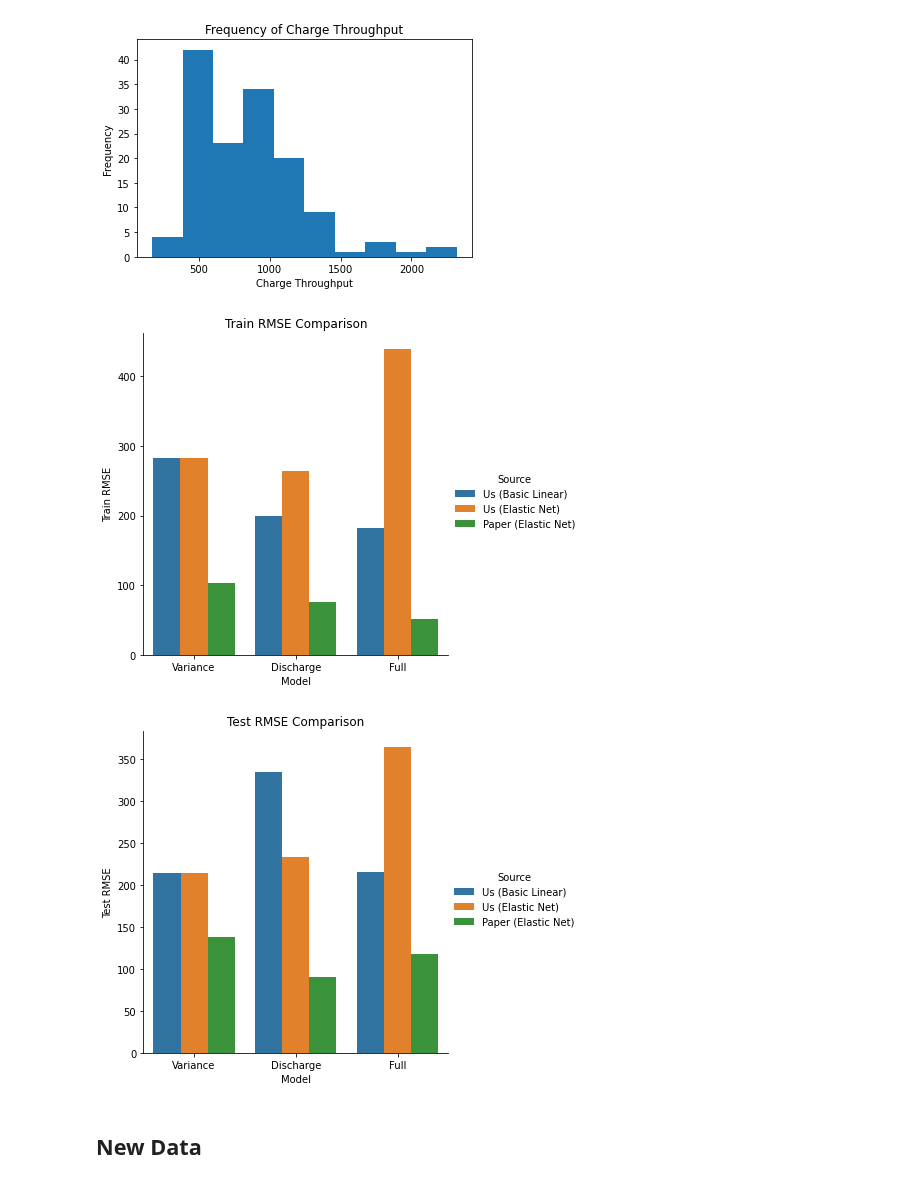
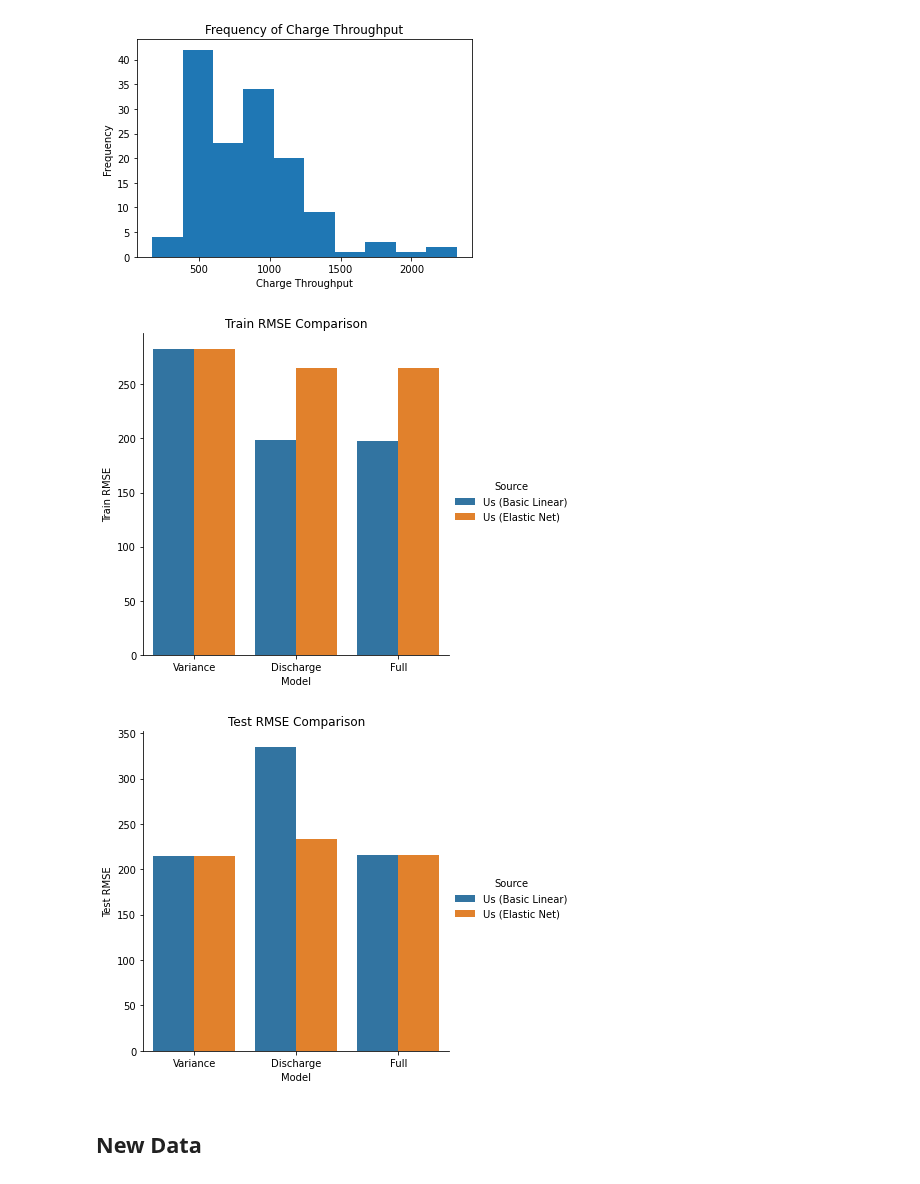
Before and after one commit to ayakkala1/TRI-Capstone, a Jupyter notebook: Old + New Model Analysis.ipynb, the cells around one changed output. Saved outputs shown, nothing was run; the diff lists cells and outputs as text; code cells hidden in the pictures.

```diff
--- a/Old + New Model Analysis.ipynb
+++ b/Old + New Model Analysis.ipynb
@@ -15,5 +14,18 @@ ct = True
+# %%
+#Set to True if using charge_throughput as response variable, False if using cycle life (X.capacity_0.8)
+ct = True
+
+#True if training on old data and testing on new data, false if mixing both old and new data into train and test set
+#Only applies to when old and new data are combined
+train_old_test_new = True
+
+#True if adding 'X.integrated_time_temperature_cycles_1:100' to full model, False if not
+integrated_time_temp_cycles = False
+
+#True if applying a log transformtion, False if no transformation
+log_transformation = True
 # %%
-path = "./"
+path = "E:/Data/TRI/"
 old_ct = pd.read_csv(path + "OldData/OldDataFullCT.csv")
 new_ct = pd.read_csv(path + "NewData/charge_throughputs_BA.csv")
 # %%
@@ -32,10 +44,10 @@ full_model_features = ['X.abs_min_discharge_capacity_difference_cycles_2:100',
                        'X.slope_discharge_capacity_cycle_number_2:100',
                        'X.intercept_discharge_capacity_cycle_number_2:100',
                        'X.discharge_capacity_cycle_2',
-                       'X.charge_time_cycles_1:5',
-                       'X.integrated_time_temperature_cycles_1:100']
-#                        'X.min_internal_resistance_cycles_2:100',
-#                        'X.internal_resistance_difference_cycles_2:100']
+                       'X.charge_time_cycles_1:5']
+
+if integrated_time_temp_cycles:
+    full_model_features.append('X.integrated_time_temperature_cycles_1:100')
 
 internal_resistance = ['X.min_internal_resistance_cycles_2:100',
                        'X.internal_resistance_difference_cycles_2:100']
@@ -333,10 +345,10 @@ Text(0.5, 1.0, 'Discharge Model Predicted vs. True Values (EN)')
 ### Full Model
 # %%
 # full model
-X_train_full = old_ct.iloc[train_ind][full_model_features + internal_resistance]
+X_train_full = old_ct.iloc[train_ind][full_model_features]
 y_train = old_ct.iloc[train_ind][[y]]
 
-X_test_full = old_ct.iloc[test_ind][full_model_features + internal_resistance]
+X_test_full = old_ct.iloc[test_ind][full_model_features]
 y_test = old_ct.iloc[test_ind][[y]]
 
 reg_full = LinearRegression().fit(X_train_full,y_train)
@@ -504,13 +516,15 @@ old_data_metrics = pd.DataFrame(data = {"Model & Source": ["Var (Linear)", "Var
 #                                                      mape_test_dis, 13.0,
 #                                                      mape_test_full, 14.1]})
 # %%
+if ct:
+    old_data_metrics = old_data_metrics.iloc[[0,1,3,4,6,7]]
 for column in old_data_metrics.columns[3:5]:
     sns.catplot(data = old_data_metrics, kind="bar",
                x = "Model", y = column, hue = "Source")
     plt.title(column + " Comparison")
 # %% [output]
-[figure, old version]
+[figure, new version]
-[figure, old version]
+[figure, new version]
 # %% [markdown]
 ## New Data
 # %%
```
Also changed, not shown: parts of 34 cells of this notebook.
